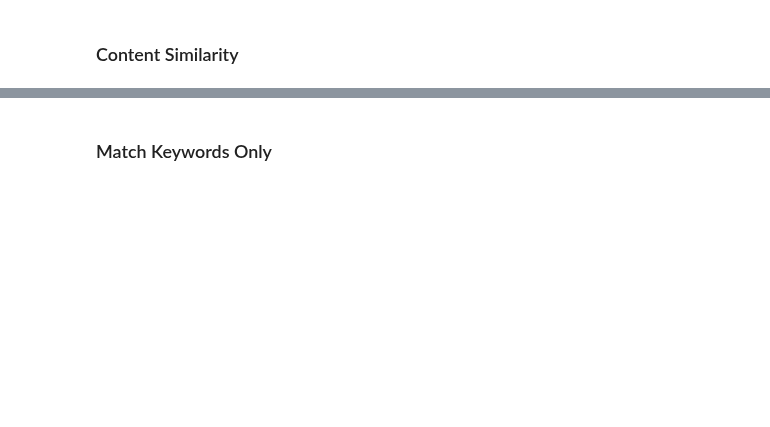
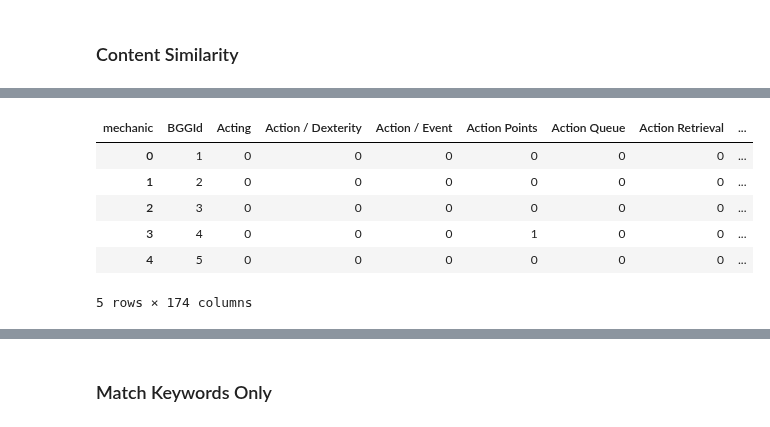
Before and after one commit to threnjen/boardgamegeek, a Jupyter notebook: exploratory_notebooks/content_sim_games.ipynb, the cells around one changed output, grey strips where cells are left out. Drawn from its saved outputs; the diff is of its cells as text; code cells hidden in the pictures; blank space fills up the shorter version.

```diff
--- a/exploratory_notebooks/content_sim_games.ipynb
+++ b/exploratory_notebooks/content_sim_games.ipynb
@@ -145,0 +166,3 @@ weaviate_client = WeaviateClient()
+# %%
+mech_df = pd.read_pickle(f"{read_dir}mechanics_clean.pkl")
+mech_df.head()
@@ -146 +176,12 @@ weaviate_client = WeaviateClient()
+# %%
+mech_df = explode_columnar_df(mech_df)
+mech_df.head()
+# %% [output]
+| mechanic | BGGId | Acting | Action / Dexterity | Action / Event | Action Points | Action Queue | Action Retrieval | ... |
+| 0 | 1 | 0 | 0 | 0 | 0 | 0 | 0 | ... |
+| 1 | 2 | 0 | 0 | 0 | 0 | 0 | 0 | ... |
+| 2 | 3 | 0 | 0 | 0 | 0 | 0 | 0 | ... |
+| 3 | 4 | 0 | 0 | 0 | 1 | 0 | 0 | ... |
+| 4 | 5 | 0 | 0 | 0 | 0 | 0 | 0 | ... |
+5 rows × 174 columns
 # %%
```
Also changed, not shown: parts of 17 cells of this notebook, 4 other files.
